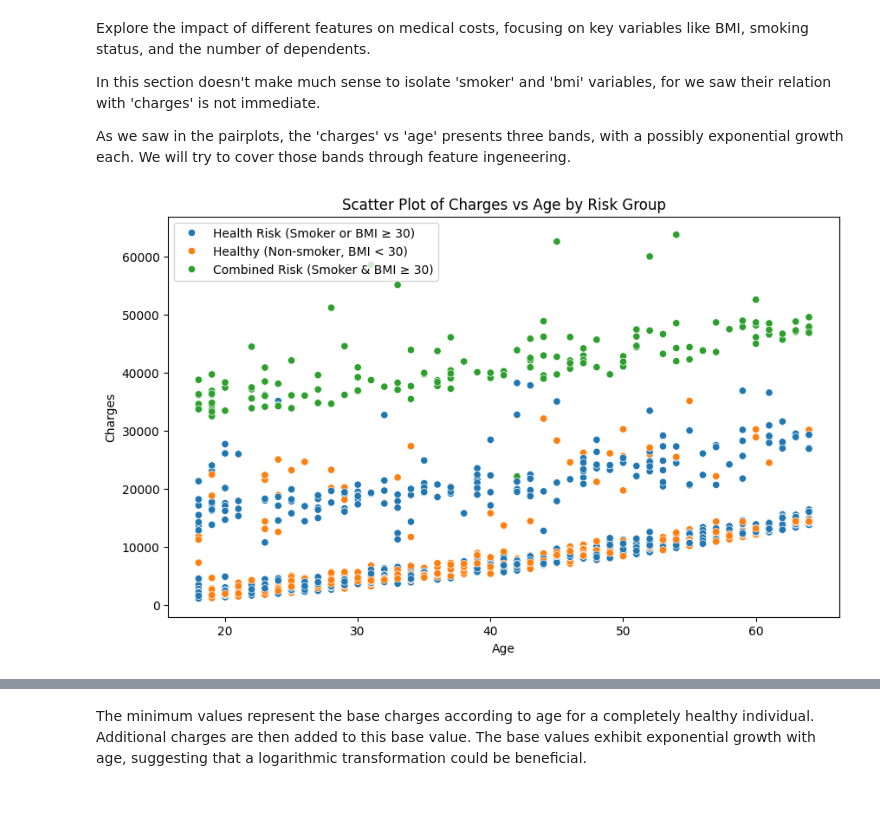
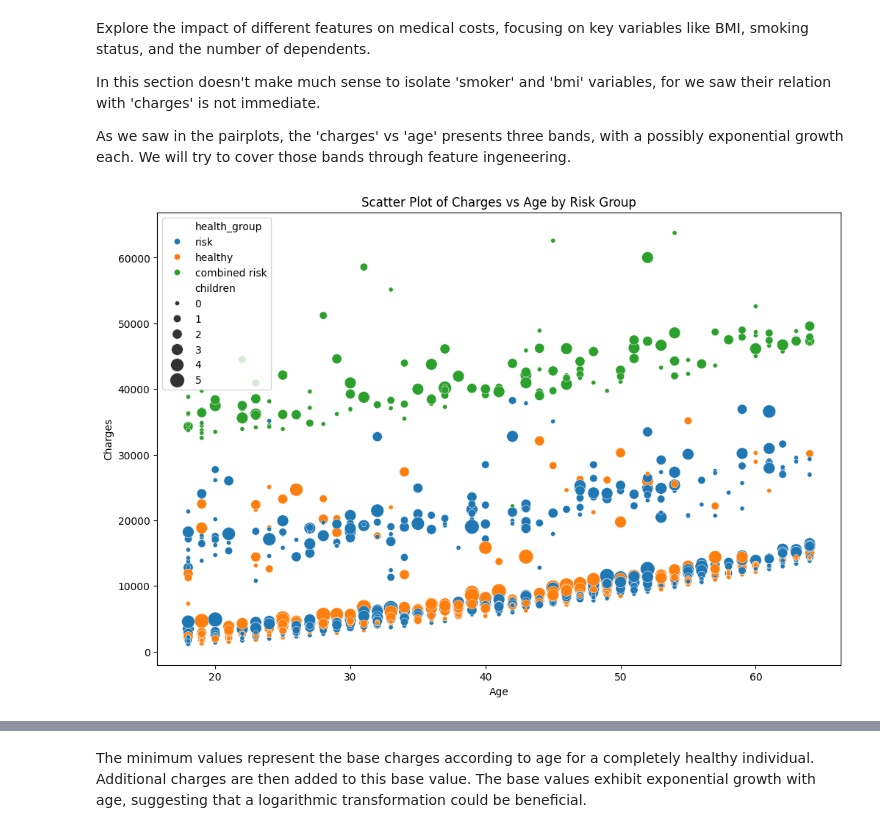
Before and after one commit to Somerillo/PORTFOLIO, a Jupyter notebook: Medical Costs Personal Datasets Analysis & Prediction/medical_costs.ipynb, the cells around one changed output, grey strips where cells are left out. Cells and saved outputs as stored; diff of their text form; code cells hidden in the pictures; blank space fills up the shorter version.

```diff
--- a/Medical Costs Personal Datasets Analysis & Prediction/medical_costs.ipynb
+++ b/Medical Costs Personal Datasets Analysis & Prediction/medical_costs.ipynb
@@ -322,30 +228,3 @@ Explore the impact of different features on medical costs, focusing on key varia
 In this section doesn't make much sense to isolate 'smoker' and 'bmi' variables, for we saw their relation with 'charges' is not immediate.
 
 As we saw in the pairplots, the 'charges' vs 'age' presents three bands, with a possibly exponential growth each. We will try to cover those bands through feature ingeneering.
-# %%
-# new feature health risk groups
-df['health_group'] = 'healthy'  # default group
-df.loc[(df['smoker'] == 1) | (df['bmi'] >= 30), 'health_group'] = 'risk'
-df.loc[(df['smoker'] == 1) & (df['bmi'] >= 30), 'health_group'] = 'combined risk'
-
-# scatter plot
-plt.figure(figsize=(10, 6))
-scatter = sns.scatterplot(data=df, x='age', y='charges', hue='health_group')
-
-# get the current legend and update labels
-handles, labels = scatter.get_legend_handles_labels()
-custom_labels = [
-    "Health Risk (Smoker or BMI ≥ 30)", # for some reason need to reverse them
-    "Healthy (Non-smoker, BMI < 30)", # for some reason need to reverse them
-    "Combined Risk (Smoker & BMI ≥ 30)"
-    ]
-# plt.legend(handles=handles, labels=custom_labels, title="Health Risk Group")
-plt.legend(handles=handles, labels=custom_labels)
-
-# title labels
-plt.title('Scatter Plot of Charges vs Age by Risk Group')
-plt.xlabel('Age')
-plt.ylabel('Charges')
-plt.show()
-# %% [output]
-[figure, removed]
@@ -351,0 +236,14 @@ plt.show()
+# %%
+# create figure
+plt.figure(figsize=(12, 8))
+
+# scatter plot
+sns.scatterplot(data=df, x='age', y='charges', hue='health_group', size='children', sizes=(20, 200))
+
+# title labels
+plt.title('Scatter Plot of Charges vs Age by Risk Group')
+plt.xlabel('Age')
+plt.ylabel('Charges')
+plt.show()
+# %% [output]
+[figure, added]
```
Also changed, not shown: parts of 42 cells of this notebook.
